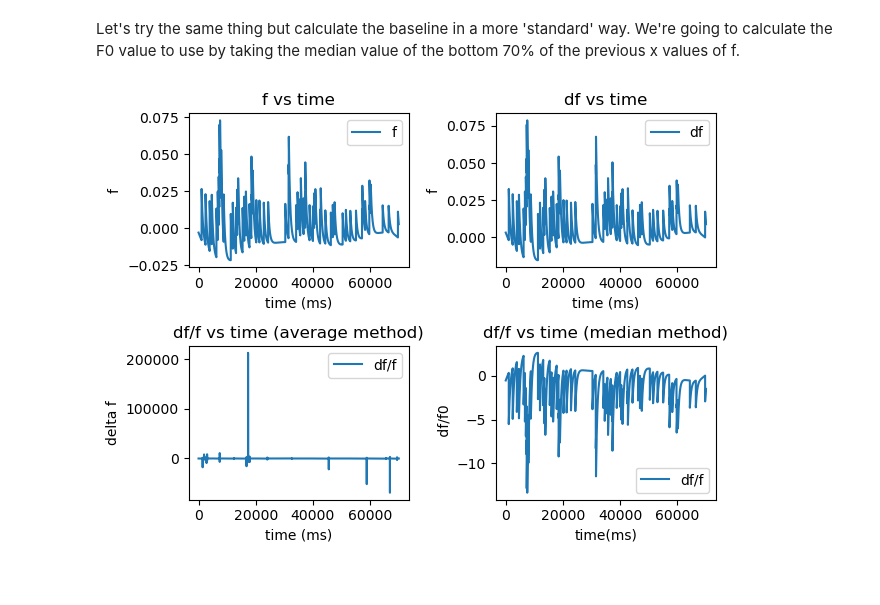
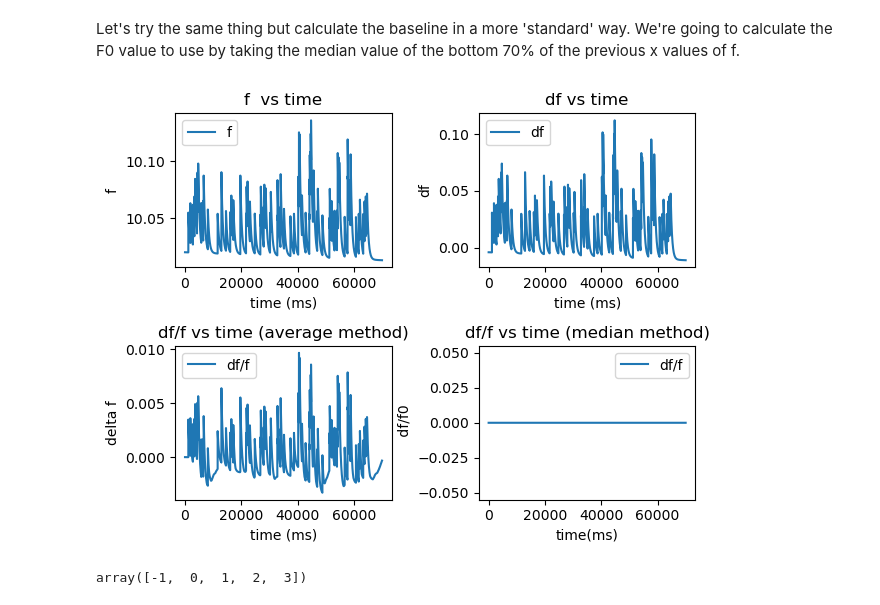
Before and after one commit to BrianNGitahi/NM-Imaging, a Jupyter notebook: Simulation.ipynb, the cells around one changed output. Drawn from its saved outputs; the diff is of its cells as text; code cells hidden in the pictures.

```diff
--- a/Simulation.ipynb
+++ b/Simulation.ipynb
@@ -447,7 +447,7 @@ Not sure what the run time warning is about but the resulting plot looks plausib
 # %% [markdown]
 Let's try the same thing but calculate the baseline in a more 'standard' way. We're going to calculate the F0 value to use by taking the median value of the bottom 70% of the previous x values of f.
 # %%
-def simulate_f_signal_bline2(K_D, tau, F_max, F_min, nm_conc, bline_len):
+def simulate_f_signal_bline2(K_D, tau_nm, tau_tissue, F_max, F_min, nm_conc, bline_len):
 
     # autofluorescence
     f_tissue = 0.02
@@ -458,26 +458,33 @@ def simulate_f_signal_bline2(K_D, tau, F_max, F_min, nm_conc, bline_len):
 
     # bleaching factor -- starts off as 1 then exponentially decreases
     # we set tau to be a very large constant so this is a slow decrease
-    bleach = np.exp(-t/tau)
+    bleach_nm = np.exp(-t/tau_nm)
+    bleach_tissue = np.exp(-t/tau_tissue)
 
     # calculate F: derived from eq 2 in Neher/Augsutine
-    f = f_tissue + bleach*(K_D*F_min + nm_conc*F_max)/(K_D + nm_conc)
+    f = bleach_tissue*f_tissue + bleach_nm*(K_D*F_min + nm_conc*F_max)/(K_D + nm_conc)
 
 
     # fit a polynmial to f and subtract it from f
-    poly = np.polyfit(t,f,5)
-    fit = np.polyval(poly,t)
-    f = f-fit
+    # comes after during the processing
+    # poly = np.polyfit(t,f,5)
+    # fit = np.polyval(poly,t)
+    # f = f-fit
 
 
     # calculate f0 by getting the median value of the bottom 70% of previous f values
     percentile_mark = np.percentile(f,70)
     f0 = np.median(f[f<percentile_mark])
 
+    # median value
+    df = f-f0
+    delta_ft_f0 = df/f0
+
     # define the and delta f and the df/f signal arrays
-    df = np.zeros(f.size)
     delta_ft_f0 = np.zeros(f.size)
     delta_f_f0_b = np.zeros(f.size)
+    f0_values = np.zeros(f.size)
+
 
 
     # calculate f0 values and populate the signal array
@@ -493,9 +500,11 @@ def simulate_f_signal_bline2(K_D, tau, F_max, F_min, nm_conc, bline_len):
             f0_ave = np.average(f[i-bline_len:i])
 
         # calculate normalized signal using the calculated f0
-        df[i] = f[i]-f0
-        delta_ft_f0[i] = df[i]/f0
+
+
+        # average value
         delta_f_f0_b[i] = (f[i] - f0_ave)/f0_ave
+        f0_values[i]=f0_ave
 
 
 
@@ -506,13 +515,14 @@ def simulate_f_signal_bline2(K_D, tau, F_max, F_min, nm_conc, bline_len):
     plt.plot(t,f, label='f')
     plt.xlabel('time (ms)')
     plt.ylabel('f')
-    plt.title('f vs time')
+    plt.title('f  vs time')
     plt.legend()
+
 
     plt.subplot(2,2,2)
     plt.plot(t,df, label='df')
     plt.xlabel('time (ms)')
-    plt.ylabel('f')
+    plt.ylabel('df')
     plt.title('df vs time')
     plt.legend()
 
@@ -524,7 +534,6 @@ def simulate_f_signal_bline2(K_D, tau, F_max, F_min, nm_conc, bline_len):
     plt.title('df/f vs time (average method)')
     plt.legend()
 
-
     plt.subplot(2,2,4)
     plt.plot(t,delta_ft_f0, label = 'df/f')
     plt.xlabel('time(ms)')
@@ -533,11 +542,16 @@ def simulate_f_signal_bline2(K_D, tau, F_max, F_min, nm_conc, bline_len):
     plt.tight_layout()
     plt.legend()
 
-
+    # print('f0 median value is {}'.format(f0))
 
 
     return delta_ft_f0
 # %%
-bline_f_signal2 = simulate_f_signal_bline2(K_D = 1000, tau=10e4, F_max = 45, F_min = 10, nm_conc=nm_conc_input,bline_len=5000)
+bline_f_signal2 = simulate_f_signal_bline2(K_D = 1000, tau_nm=10e7, tau_tissue=10e7, F_max = 45, F_min = 10, nm_conc=nm_conc_input,bline_len=5000)
 # %% [output]
-[figure, old version]
+[figure, new version]
+# %%
+a = np.array([0,1,2,3,4])
+a-1
+# %% [output]
+array([-1,  0,  1,  2,  3])
```
Also changed, not shown: parts of 11 cells of this notebook, 1 other file.
